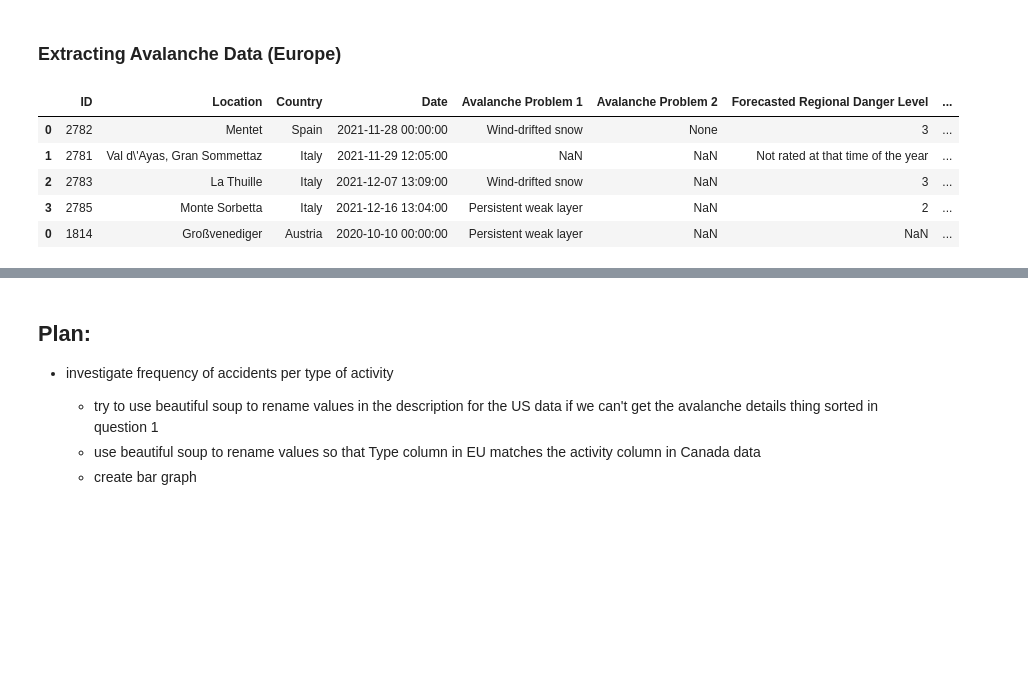
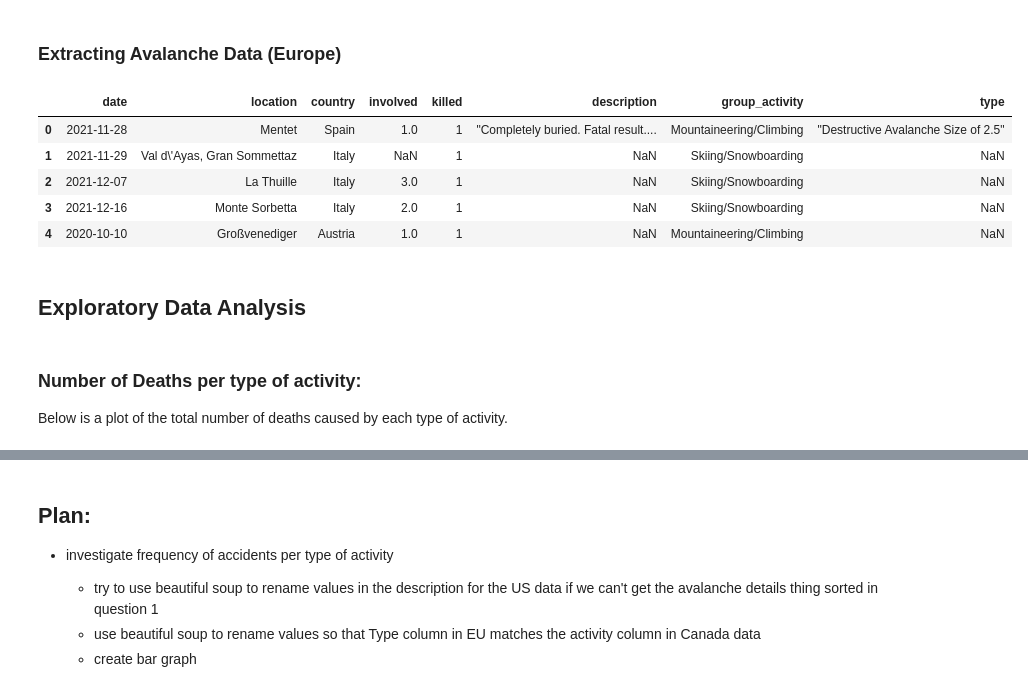
Before and after one commit to omertahi/avalanche_accidents, a Jupyter notebook: Project.ipynb, the cells around one changed output, grey strips where cells are left out. Drawn from its saved outputs; the diff is of its cells as text; code cells hidden in the pictures; blank space fills up the shorter version.

Commit message:
Started exploratory data analysis

```diff
--- a/Project.ipynb
+++ b/Project.ipynb
@@ -302,35 +305,13 @@ us_incidents = (us_data
                 .replace('--', np.nan)
                )
 us_incidents.columns = us_incidents.columns.str.lower()
-
-def clean_group_activity(s):
-    """
-    This function is used to clean the group_activity column.
-    It takes a string as input and if similar to any of the specified
-    type activities, assigns the output accordingly.
-    """
-    if s == 'Snowmobile':
-        return "Snowmobiling"
-    elif s == 'Ski':
-        return "Skiing"
-    elif s == 'Foot':
-        return "Mountaineering/Climbing"
-    elif s == 'Snowboard':
-        return "Snowboarding"
-    elif s == 'Not Applicable':
-        return "Other/Unknown"
-    elif s == 'Sled, tube, or saucer':
-        return "Sledding"
-    else:
-        return "Other/Unknown"
-
 us_incidents['group_activity'] = us_incidents['group_activity'].apply(clean_group_activity)
+us_incidents['type'] = us_incidents['type'].apply(clean_type)
 us_incidents['size'] = [re.sub("D", '', str(s)) if str(s)!='nan' else np.nan for s in us_incidents['size']]
 us_incidents['elevation'] = [re.sub("ft", '', str(s)) if str(s)!='nan' else np.nan for s in us_incidents['elevation']]
 
 with pd.option_context('display.max_rows', None, 'display.max_columns', None):
     display(us_incidents.head())
-    display(ca_incidents.head())
 # %% [output]
 |  | date | location | state/province | involved | injured | killed | description | group_activity | size | ... |
 | 0 | 2021-12-17 | Ryan Peak, Idaho | ID | 2.0 | 0 | 2 | 1 skier and 1 snowmobiler killed | Snowmobiling | NaN | ... |
@@ -349,23 +324,41 @@ with pd.option_context('display.max_rows', None, 'display.max_columns', None):
 # %%
 # Make a list of urls to be read
 url1 = "https://www.avalanches.org/fatalities/"
 url2 = "https://www.avalanches.org/fatalities/fatalities-20/"
 url3 = "https://www.avalanches.org/fatalities/fatalities-19/"
 urls = [url1, url2, url3]
 
 # Scrape the tables from each url and make a list of the tables
 df = [pd.read_html(url, parse_dates=True) for url in urls]
 
 # Make a list of the dataframes within the table list and concat them together to form a single dataframe
 df = [df[0][0], df[1][0], df[2][0]]
-eu_incidents = pd.concat(df)
+eu_incidents = (pd.concat(df)
+                .iloc[:,[3,1,2,8,7,10,11,9]]
+                .rename(columns={'Group Size': 'involved',
+                                 'Dead': 'killed',
+                                 'Incident Comment': 'description',
+                                 'Avalanche Comment': 'type',
+                                 'Type': 'group_activity'})
+                .reset_index()
+                .drop(columns = ['index'])
+               )
+eu_incidents.columns = eu_incidents.columns.str.lower()
+eu_incidents['date'] = pd.to_datetime(eu_incidents['date']).dt.date
+eu_incidents['group_activity'] = eu_incidents['group_activity'].apply(clean_group_activity)
 
 with pd.option_context('display.max_rows', None, 'display.max_columns', None):
-  display(eu_incidents.head())
+    display(eu_incidents.head())
 # %% [output]
-|  | ID | Location | Country | Date | Avalanche Problem 1 | Avalanche Problem 2 | Forecasted Regional Danger Level | ... |
-| 0 | 2782 | Mentet | Spain | 2021-11-28 00:00:00 | Wind-drifted snow | None | 3 | ... |
-| 1 | 2781 | Val d\'Ayas, Gran Sommettaz | Italy | 2021-11-29 12:05:00 | NaN | NaN | Not rated at that time of the year | ... |
-| 2 | 2783 | La Thuille | Italy | 2021-12-07 13:09:00 | Wind-drifted snow | NaN | 3 | ... |
-| 3 | 2785 | Monte Sorbetta | Italy | 2021-12-16 13:04:00 | Persistent weak layer | NaN | 2 | ... |
-| 0 | 1814 | Großvenediger | Austria | 2020-10-10 00:00:00 | Persistent weak layer | NaN | NaN | ... |
+|  | date | location | country | involved | killed | description | group_activity | type |
+| 0 | 2021-11-28 | Mentet | Spain | 1.0 | 1 | "Completely buried. Fatal result.... | Mountaineering/Climbing | "Destructive Avalanche Size of 2.5" |
+| 1 | 2021-11-29 | Val d\'Ayas, Gran Sommettaz | Italy | NaN | 1 | NaN | Skiing/Snowboarding | NaN |
+| 2 | 2021-12-07 | La Thuille | Italy | 3.0 | 1 | NaN | Skiing/Snowboarding | NaN |
+| 3 | 2021-12-16 | Monte Sorbetta | Italy | 2.0 | 1 | NaN | Skiing/Snowboarding | NaN |
+| 4 | 2020-10-10 | Großvenediger | Austria | 1.0 | 1 | NaN | Mountaineering/Climbing | NaN |
+# %% [markdown]
+## Exploratory Data Analysis
+# %% [markdown]
+### Number of Deaths per type of activity:
+
+Below is a plot of the total number of deaths caused by each type of activity.
```
Also changed, not shown: parts of 9 cells of this notebook.
